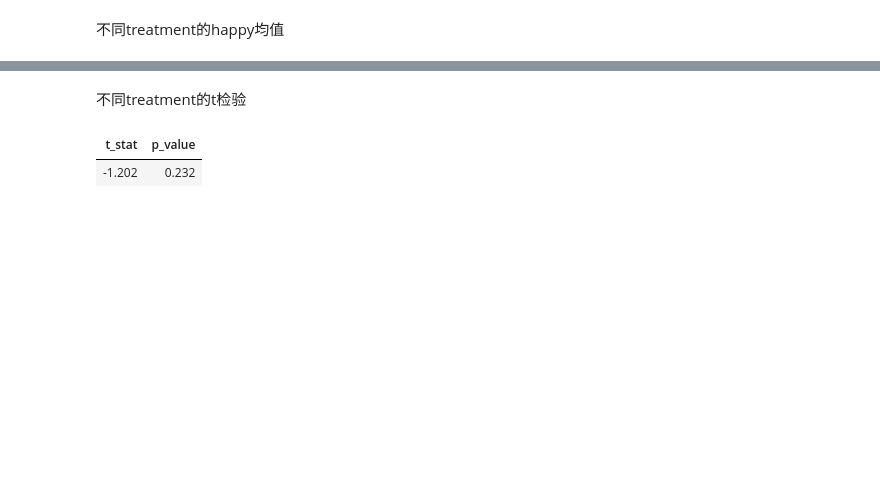
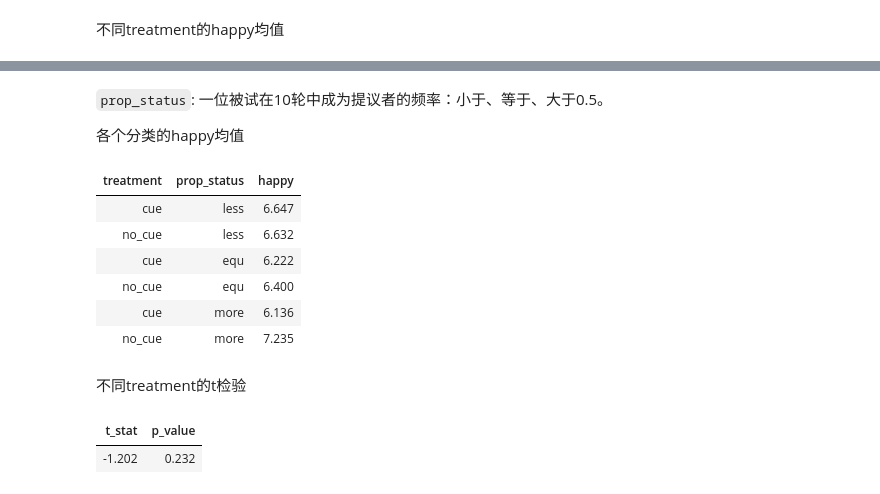
Before and after one commit to itsaquestion/otree5_common_prosperity_2, a Jupyter notebook: 数据分析/共同富裕实验数据分析.ipynb, the cells around one changed output, grey strips where cells are left out. Saved outputs shown, nothing was run; the diff lists cells and outputs as text; code cells hidden in the pictures; blank space fills up the shorter version.

```diff
--- a/数据分析/共同富裕实验数据分析.ipynb
+++ b/数据分析/共同富裕实验数据分析.ipynb
@@ -929,3 +947,20 @@ show_no_index(tmp_df.groupby('treatment').mean('happy').round(2).reset_index())
+# %% [markdown]
+`prop_status`: 一位被试在10轮中成为提议者的频率：小于、等于、大于0.5。
+
+各个分类的happy均值
+# %%
+#| output: true
+happy_df =  tmp_df.groupby(['treatment','prop_status'])[['happy']].mean().round(3).reset_index()
+happy_df = sort_col_by_list(happy_df,'prop_status',['less','equ','more'])
+show_no_index(happy_df)
+# %% [output]
+| treatment | prop_status | happy |
+| cue | less | 6.647 |
+| no_cue | less | 6.632 |
+| cue | equ | 6.222 |
+| no_cue | equ | 6.400 |
+| cue | more | 6.136 |
+| no_cue | more | 7.235 |
 # %% [markdown]
 不同treatment的t检验
 # %%
```
Also changed, not shown: parts of 13 cells of this notebook, 13 other files.
